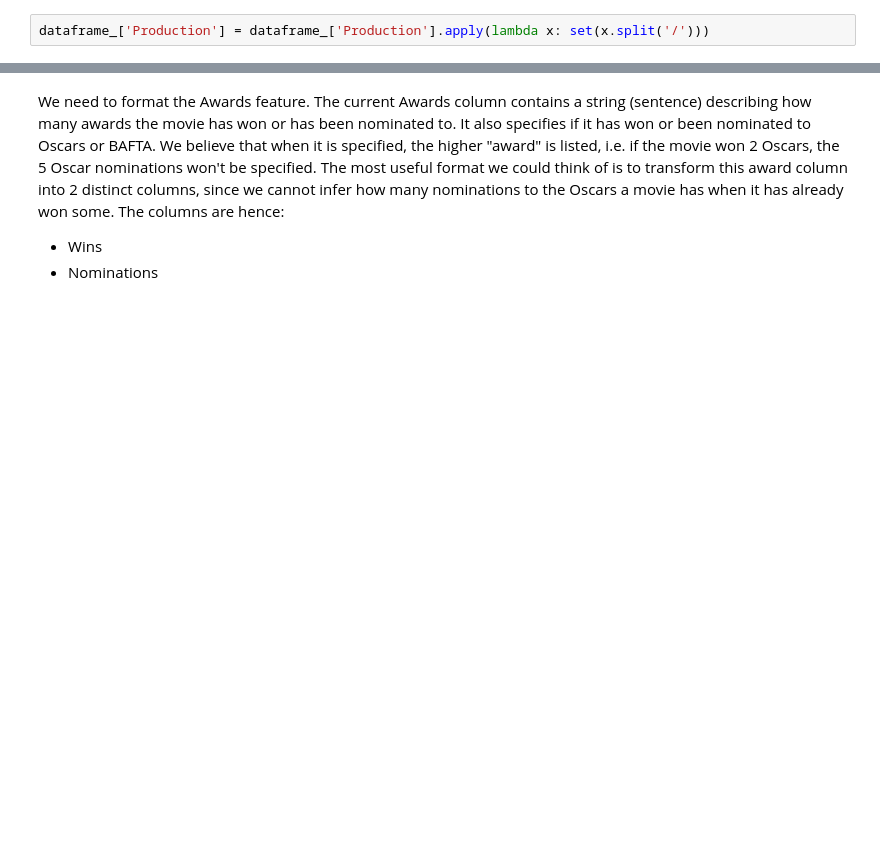
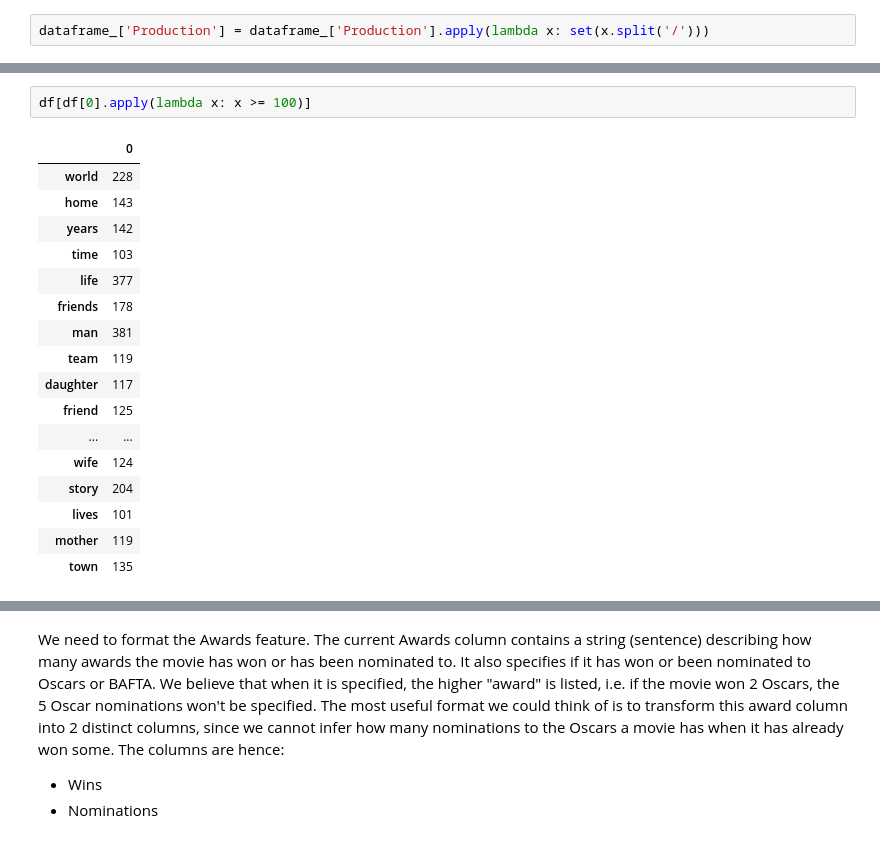
Before and after one commit to illorens/Project_NTDS, a Jupyter notebook: Analysis.ipynb, the cells around one changed output, grey strips where cells are left out. Saved outputs shown, nothing was run; the diff lists cells and outputs as text; blank space fills up the shorter version.

```diff
--- a/Analysis.ipynb
+++ b/Analysis.ipynb
@@ -329,0 +398,20 @@ dataframe_['Plot'] = dataframe_['Plot'].apply(lambda x: set(x.split(' ')))
+# %%
+df[df[0].apply(lambda x: x >= 100)]
+# %% [output]
+|  | 0 |
+| world | 228 |
+| home | 143 |
+| years | 142 |
+| time | 103 |
+| life | 377 |
+| friends | 178 |
+| man | 381 |
+| team | 119 |
+| daughter | 117 |
+| friend | 125 |
+| ... | ... |
+| wife | 124 |
+| story | 204 |
+| lives | 101 |
+| mother | 119 |
+| town | 135 |
```
Also changed, not shown: parts of 20 cells of this notebook.
